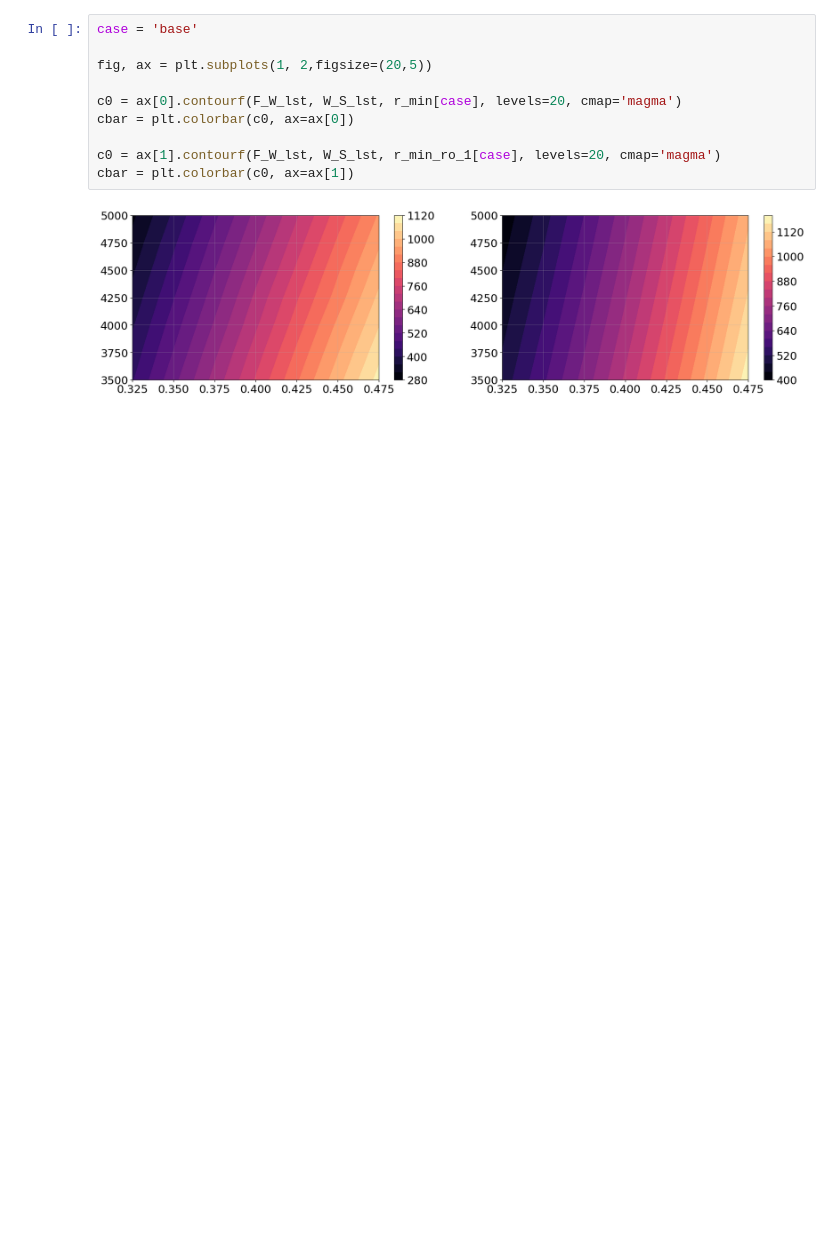
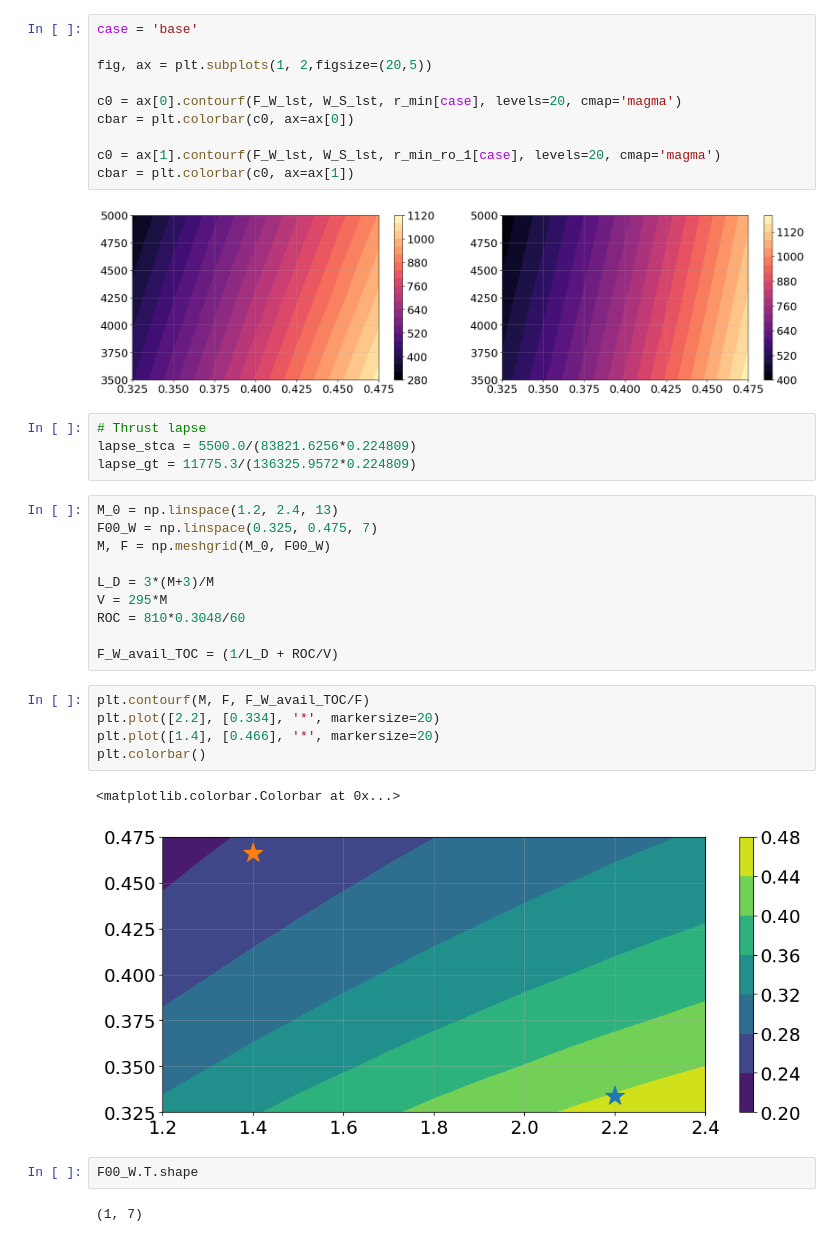
Before and after one commit to MIT-LAE/pyNA, a Jupyter notebook: pyNA/run/Scaling sweep.ipynb, the cells around one changed output. Drawn from its saved outputs; the diff is of its cells as text; blank space fills up the shorter version.

```diff
--- a/pyNA/run/Scaling sweep.ipynb
+++ b/pyNA/run/Scaling sweep.ipynb
@@ -459,3 +455,29 @@ c0 = ax[1].contourf(F_W_lst, W_S_lst, r_min_ro_1[case], levels=20, cmap='magma')
 cbar = plt.colorbar(c0, ax=ax[1])
 # %% [output]
 [figure]
+# %%
+# Thrust lapse
+lapse_stca = 5500.0/(83821.6256*0.224809)
+lapse_gt = 11775.3/(136325.9572*0.224809)
+# %%
+M_0 = np.linspace(1.2, 2.4, 13)
+F00_W = np.linspace(0.325, 0.475, 7)
+M, F = np.meshgrid(M_0, F00_W)
+
+L_D = 3*(M+3)/M
+V = 295*M
+ROC = 810*0.3048/60
+
+F_W_avail_TOC = (1/L_D + ROC/V)
+# %%
+plt.contourf(M, F, F_W_avail_TOC/F)
+plt.plot([2.2], [0.334], '*', markersize=20)
+plt.plot([1.4], [0.466], '*', markersize=20)
+plt.colorbar()
+# %% [output]
+<matplotlib.colorbar.Colorbar at 0x...>
+[figure, added]
+# %%
+F00_W.T.shape
+# %% [output]
+(1, 7)
```
Also changed, not shown: parts of 12 cells of this notebook, 8 other files.
